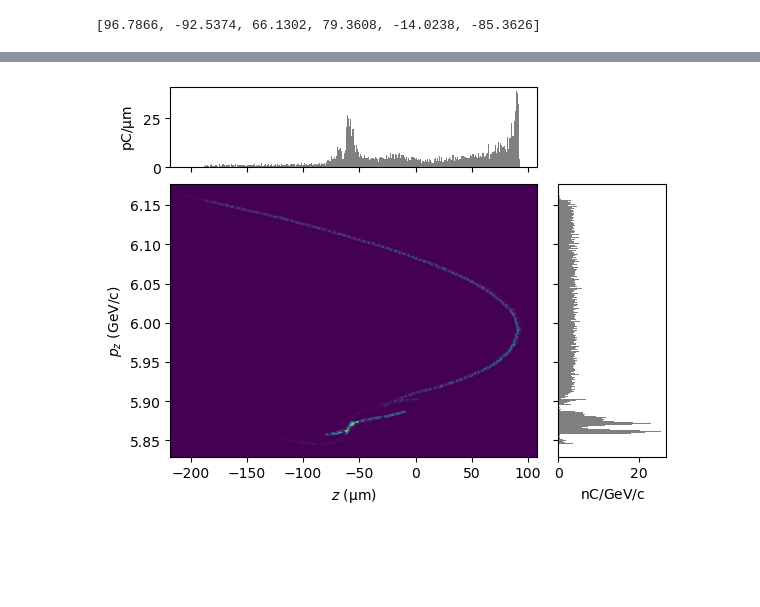
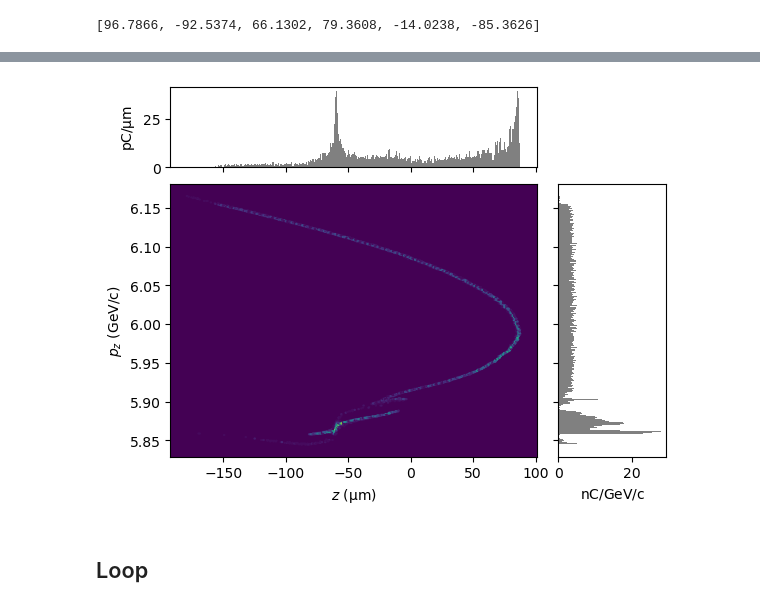
Before and after one commit to slaclab/FACET2-Bmad-PyTao, a Jupyter notebook: 2025-06-18 Analytic optimizer for BC20 R56.ipynb, the cells around one changed output, grey strips where cells are left out. Cells and saved outputs as stored; diff of their text form; code cells hidden in the pictures; blank space fills up the shorter version.

```diff
--- a/2025-06-18 Analytic optimizer for BC20 R56.ipynb
+++ b/2025-06-18 Analytic optimizer for BC20 R56.ipynb
@@ -181,9 +209,12 @@ getMatrix(tao, "BEGBC20", "MFFF", print = True);
 | 0.000000 | 0.000000 | 0.000000 | 0.000000 | 0.000000 | 1.000000 |
-# %%
-trackBeam( tao, **importedDefaultSettings )
-P = getBeamAtElement(tao, "PENT")
-display(plotMod(P, 'z', 'pz', bins=300))
-plt.clf()
-# %% [output]
-[figure, removed]
+# %%
+trackBeam( tao, trackStart = "BEGBC20", trackEnd = "PENT", **importedDefaultSettings )
+
+P = getBeamAtElement(tao, "PENT")
+display(plotMod(P, 'z', 'pz', bins=300))
+plt.clf()
+# %% [output]
+[figure, added]
+# %% [markdown]
+## Loop
 # %%
```
Also changed, not shown: parts of 15 cells of this notebook, 9 other files.
